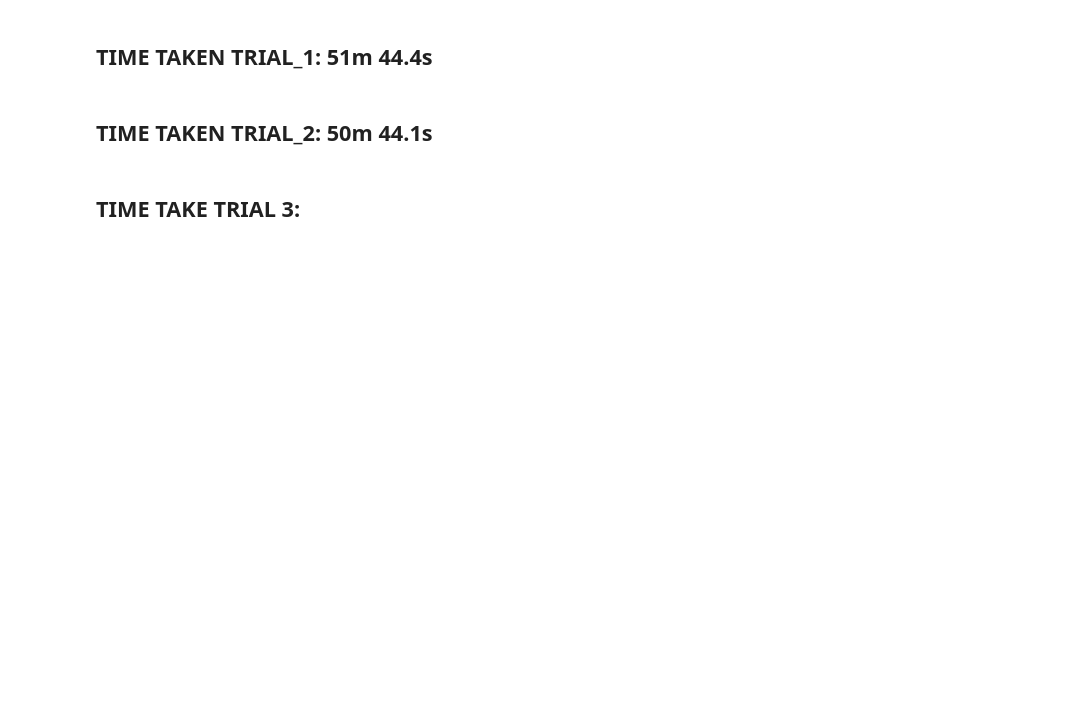
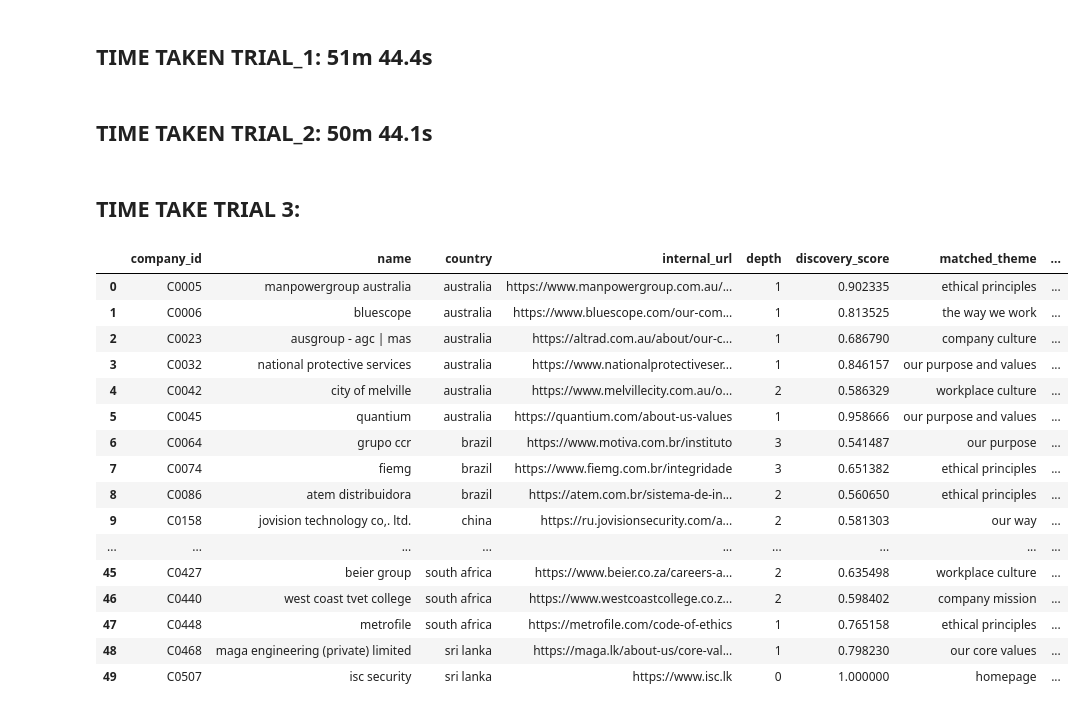
Before and after one commit to namanhtran200421/testing_ground, a Jupyter notebook: notebooks/Notebook_2_updated.ipynb, the cells around one changed output. Drawn from its saved outputs; the diff is of its cells as text; code cells hidden in the pictures; blank space fills up the shorter version.

```diff
--- a/notebooks/Notebook_2_updated.ipynb
+++ b/notebooks/Notebook_2_updated.ipynb
@@ -1021,6 +1064,31 @@ async def crawl_company_website(
             status_code = response.status_code
             content_type = response.headers.get("Content-Type", "").lower()
             fetch_url = clean_internal_url(str(response.url))
+            if not is_same_homepage_domain(fetch_url, homepage_url):
+                results.append({
+                    "company_id": company["company_id"],
+                    "name": company["name"],
+                    "country": company["country"],
+                    "domain": company["domain"],
+                    "url": current_url,
+                    "fetch_url": fetch_url,
+                    "parent_url": current["parent_url"],
+                    "depth": current["depth"],
+                    "anchor_text": current["anchor_text"],
+                    "feature_text": current["feature_text"],
+                    "discovery_score": current["discovery_score"],
+                    "matched_theme": current["matched_theme"],
+                    "status_code": response.status_code,
+                    "content_type": response.headers.get("Content-Type", "").lower(),
+                    "page_text": "",
+                    "content_positive_score": np.nan,
+                    "content_negative_score": np.nan,
+                    "semantic_margin": np.nan,
+                    "links_discovered": 0,
+                    "links_queued": 0,
+                    "crawl_error": "redirected_outside_company_domain",
+                })
+                continue
 
             if status_code >= 400:
                 crawl_error = f"http_error_{status_code}"
@@ -1806,3 +1986,41 @@ print(f"Saved {len(df_export)} rows to {TRANSLATION_OUTPUT_CSV}")
 ## TIME TAKEN TRIAL_2: 50m 44.1s
 # %% [markdown]
 ## TIME TAKE TRIAL 3:
+# %%
+# Final internal links actually selected for translation
+preview_df = production_final_df[
+    [
+        "company_id",
+        "name",
+        "country",
+        "internal_url",
+        "depth",
+        "discovery_score",
+        "matched_theme",
+        "content_positive_score",
+        "semantic_margin",
+    ]
+].sort_values(
+    ["company_id", "depth", "discovery_score"],
+    ascending=[True, True, False],
+).reset_index(drop=True)
+
+preview_df.head(50)
+# %% [output]
+|  | company_id | name | country | internal_url | depth | discovery_score | matched_theme | ... |
+| 0 | C0005 | manpowergroup australia | australia | https://www.manpowergroup.com.au/... | 1 | 0.902335 | ethical principles | ... |
+| 1 | C0006 | bluescope | australia | https://www.bluescope.com/our-com... | 1 | 0.813525 | the way we work | ... |
+| 2 | C0023 | ausgroup - agc | mas | australia | https://altrad.com.au/about/our-c... | 1 | 0.686790 | company culture | ... |
+| 3 | C0032 | national protective services | australia | https://www.nationalprotectiveser... | 1 | 0.846157 | our purpose and values | ... |
+| 4 | C0042 | city of melville | australia | https://www.melvillecity.com.au/o... | 2 | 0.586329 | workplace culture | ... |
+| 5 | C0045 | quantium | australia | https://quantium.com/about-us-values | 1 | 0.958666 | our purpose and values | ... |
+| 6 | C0064 | grupo ccr | brazil | https://www.motiva.com.br/instituto | 3 | 0.541487 | our purpose | ... |
+| 7 | C0074 | fiemg | brazil | https://www.fiemg.com.br/integridade | 3 | 0.651382 | ethical principles | ... |
+| 8 | C0086 | atem distribuidora | brazil | https://atem.com.br/sistema-de-in... | 2 | 0.560650 | ethical principles | ... |
+| 9 | C0158 | jovision technology co,. ltd. | china | https://ru.jovisionsecurity.com/a... | 2 | 0.581303 | our way | ... |
+| ... | ... | ... | ... | ... | ... | ... | ... | ... |
+| 45 | C0427 | beier group | south africa | https://www.beier.co.za/careers-a... | 2 | 0.635498 | workplace culture | ... |
+| 46 | C0440 | west coast tvet college | south africa | https://www.westcoastcollege.co.z... | 2 | 0.598402 | company mission | ... |
+| 47 | C0448 | metrofile | south africa | https://metrofile.com/code-of-ethics | 1 | 0.765158 | ethical principles | ... |
+| 48 | C0468 | maga engineering (private) limited | sri lanka | https://maga.lk/about-us/core-val... | 1 | 0.798230 | our core values | ... |
+| 49 | C0507 | isc security | sri lanka | https://www.isc.lk | 0 | 1.000000 | homepage | ... |
```
Also changed, not shown: parts of 9 cells of this notebook.
